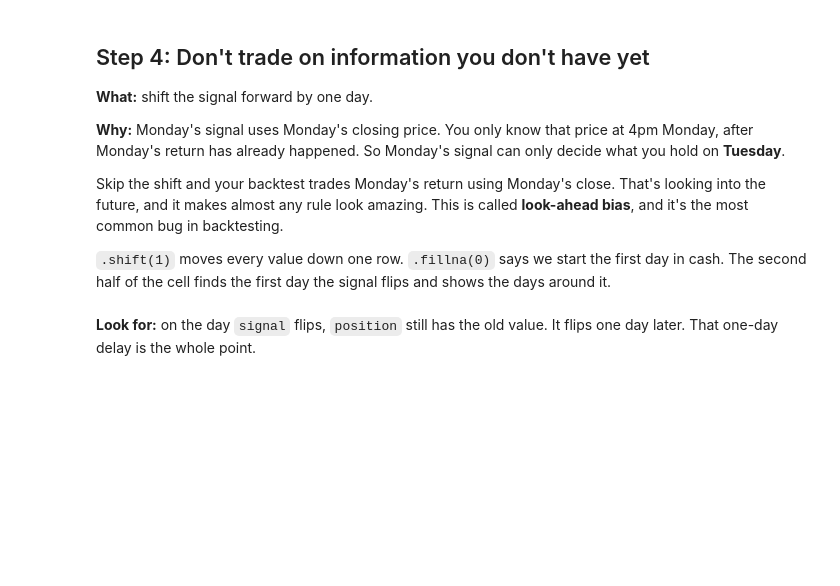
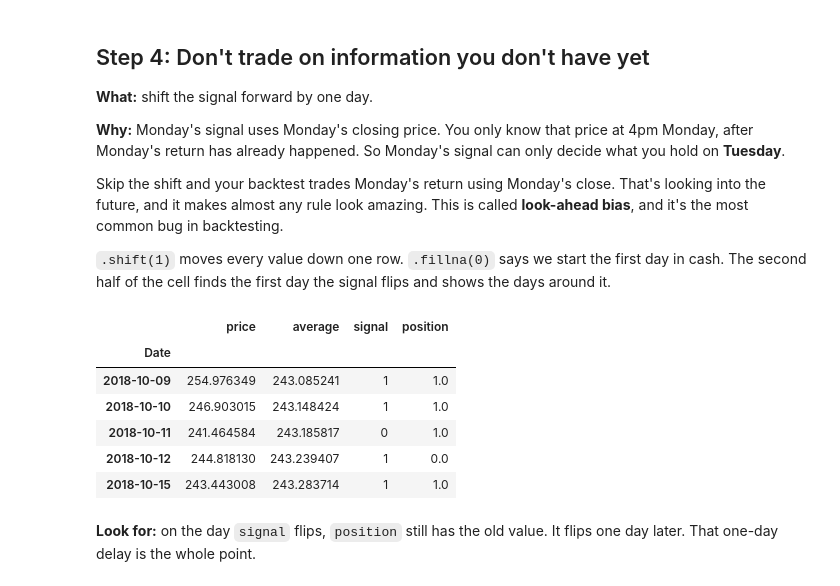
Before and after one commit to caiburin/OQG_education_proj, a Jupyter notebook: OQG/Project-Template/notebooks/week5_systematic_rule.ipynb, the cells around one changed output. Drawn from its saved outputs; the diff is of its cells as text; code cells hidden in the pictures; blank space fills up the shorter version.

```diff
--- a/OQG/Project-Template/notebooks/week5_systematic_rule.ipynb
+++ b/OQG/Project-Template/notebooks/week5_systematic_rule.ipynb
@@ -78,11 +93,19 @@ Skip the shift and your backtest trades Monday's return using Monday's close. Th
 
 `.shift(1)` moves every value down one row. `.fillna(0)` says we start the first day in cash. The second half of the cell finds the first day the signal flips and shows the days around it.
 # %%
-position = signal.shift(___).fillna(0)
+position = signal.shift(1).fillna(0)
 
 check = pd.DataFrame({"price": px[valid], "average": ma[valid], "signal": signal, "position": position})
 i = signal.diff().fillna(0).ne(0).values.argmax()    # row number of the first flip
 check.iloc[i - 2 : i + 3]
+# %% [output]
+|  | price | average | signal | position |
+| Date |  |  |  |  |
+| 2018-10-09 | 254.976349 | 243.085241 | 1 | 1.0 |
+| 2018-10-10 | 246.903015 | 243.148424 | 1 | 1.0 |
+| 2018-10-11 | 241.464584 | 243.185817 | 0 | 1.0 |
+| 2018-10-12 | 244.818130 | 243.239407 | 1 | 0.0 |
+| 2018-10-15 | 243.443008 | 243.283714 | 1 | 1.0 |
 # %% [markdown]
 **Look for:** on the day `signal` flips, `position` still has the old value. It flips one day later. That one-day delay is the whole point.
 # %% [markdown]
```
Also changed, not shown: parts of 16 cells of this notebook, 2 other files.
